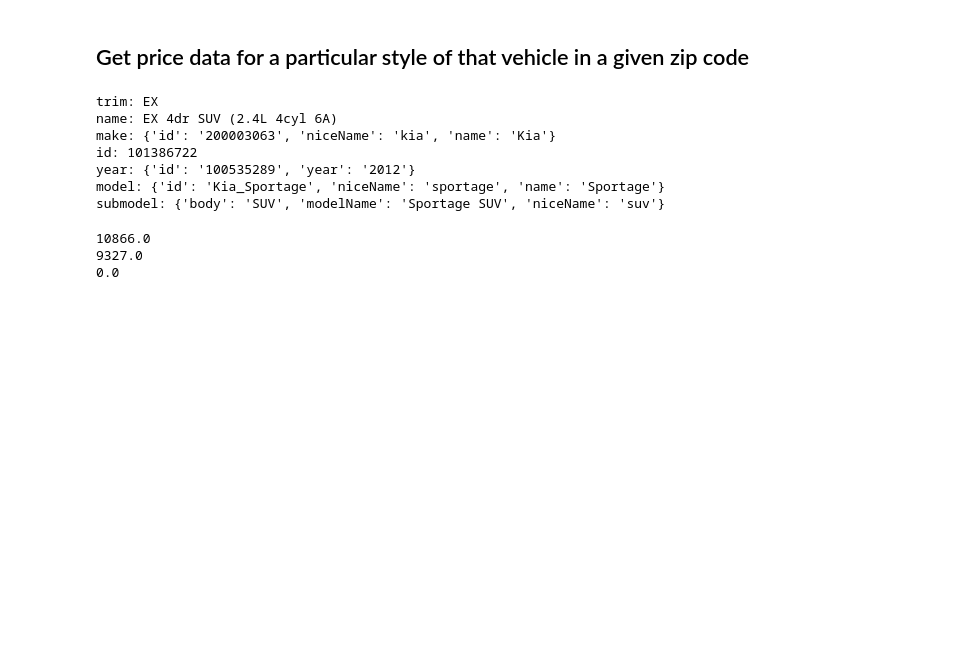
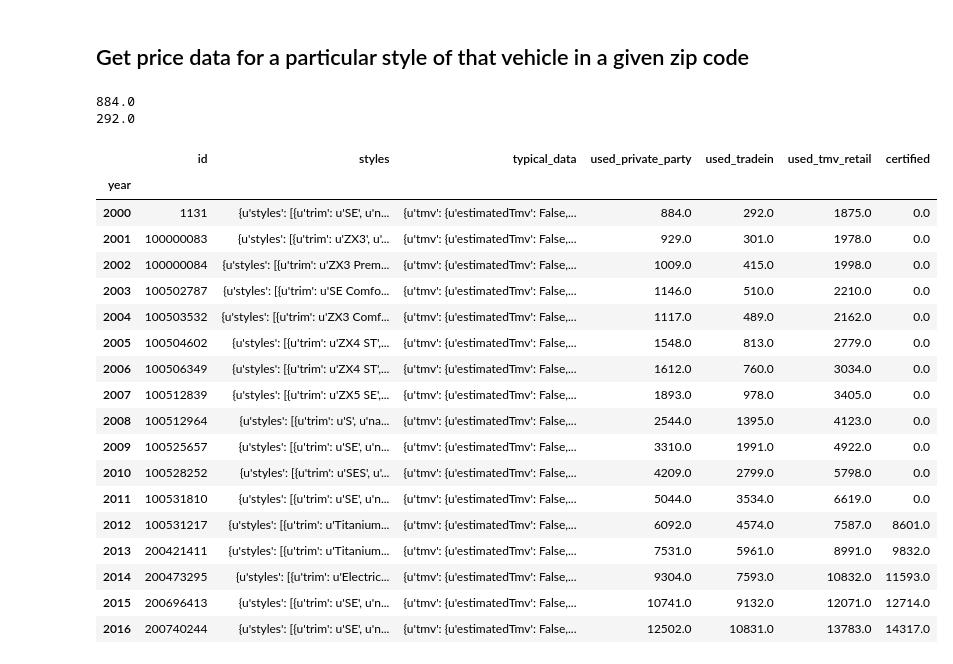
Before and after one commit to bslakman/Cars, a Jupyter notebook: Edmunds.ipynb, the cells around one changed output. Saved outputs shown, nothing was run; the diff lists cells and outputs as text; code cells hidden in the pictures; blank space fills up the shorter version.

```diff
--- a/Edmunds.ipynb
+++ b/Edmunds.ipynb
@@ -155,18 +159,2 @@ LX 4dr SUV AWD (2.4L 4cyl 6A)
 # %% [markdown]
 ## Get price data for a particular style of that vehicle in a given zip code
-# %%
-style = model_data['styles'][0] # chose one randomly
-for k,v in style.items():
-    if isinstance(v, dict):
-        v = {str(x).encode('utf-8'): str(y).encode('utf-8') for x,y in v.items()}
-    print "{0}: {1}".format(k,v)
-styleid = style['id']
-zip_code = '33076'
-# %% [output]
-trim: EX
-name: EX 4dr SUV (2.4L 4cyl 6A)
-make: {'id': '200003063', 'niceName': 'kia', 'name': 'Kia'}
-id: 101386722
-year: {'id': '100535289', 'year': '2012'}
-model: {'id': 'Kia_Sportage', 'niceName': 'sportage', 'name': 'Sportage'}
-submodel: {'body': 'SUV', 'modelName': 'Sportage SUV', 'niceName': 'suv'}
@@ -177,8 +161,50 @@ certified_data = requests.get("https://api.edmunds.com/v1/api/tmv/tmvservice/fin
+# %%
+zip_code = '02115'
+data = []
+for year in ford_focus_years.index:
+    style_list = ford_focus_years.loc[year]['styles']['styles']
+    possible_styles = [style for style in style_list if 'se 4dr sedan' in style['name'].lower()]
+    try:
+        styleid = possible_styles[0]['id']
+    except:
+        break
+    parameters = {'styleid': styleid, 'zip': zip_code, 'fmt' : 'json', 'api_key': key}
+    typical_data = requests.get("https://api.edmunds.com/v1/api/tmv/tmvservice/calculatetypicallyequippedusedtmv", params=parameters).json()
+    time.sleep(2)
+    data.append(typical_data)
 # %%
 print(typical_data['tmv']['totalWithOptions']['usedPrivateParty'])
 print(typical_data['tmv']['totalWithOptions']['usedTradeIn'])
-print(certified_data.content)
+#print(certified_data.content)
 # %% [output]
-10866.0
-9327.0
-0.0
+884.0
+292.0
+# %%
+ford_focus_years['typical_data'] = data
+# %%
+ford_focus_years['used_private_party'] = ford_focus_years.apply(lambda row: row['typical_data']['tmv']['totalWithOptions']['usedPrivateParty'], axis=1)
+ford_focus_years['used_tradein'] = ford_focus_years.apply(lambda row: row['typical_data']['tmv']['totalWithOptions']['usedTradeIn'], axis=1)
+ford_focus_years['used_tmv_retail'] = ford_focus_years.apply(lambda row: row['typical_data']['tmv']['totalWithOptions']['usedTmvRetail'], axis=1)
+ford_focus_years['certified'] = ford_focus_years.apply(lambda row: row['typical_data']['tmv']['certifiedUsedPrice'], axis=1)
+# %%
+ford_focus_years
+# %% [output]
+|  | id | styles | typical_data | used_private_party | used_tradein | used_tmv_retail | certified |
+| year |  |  |  |  |  |  |  |
+| 2000 | 1131 | {u'styles': [{u'trim': u'SE', u'n... | {u'tmv': {u'estimatedTmv': False,... | 884.0 | 292.0 | 1875.0 | 0.0 |
+| 2001 | 100000083 | {u'styles': [{u'trim': u'ZX3', u'... | {u'tmv': {u'estimatedTmv': False,... | 929.0 | 301.0 | 1978.0 | 0.0 |
+| 2002 | 100000084 | {u'styles': [{u'trim': u'ZX3 Prem... | {u'tmv': {u'estimatedTmv': False,... | 1009.0 | 415.0 | 1998.0 | 0.0 |
+| 2003 | 100502787 | {u'styles': [{u'trim': u'SE Comfo... | {u'tmv': {u'estimatedTmv': False,... | 1146.0 | 510.0 | 2210.0 | 0.0 |
+| 2004 | 100503532 | {u'styles': [{u'trim': u'ZX3 Comf... | {u'tmv': {u'estimatedTmv': False,... | 1117.0 | 489.0 | 2162.0 | 0.0 |
+| 2005 | 100504602 | {u'styles': [{u'trim': u'ZX4 ST',... | {u'tmv': {u'estimatedTmv': False,... | 1548.0 | 813.0 | 2779.0 | 0.0 |
+| 2006 | 100506349 | {u'styles': [{u'trim': u'ZX4 ST',... | {u'tmv': {u'estimatedTmv': False,... | 1612.0 | 760.0 | 3034.0 | 0.0 |
+| 2007 | 100512839 | {u'styles': [{u'trim': u'ZX5 SE',... | {u'tmv': {u'estimatedTmv': False,... | 1893.0 | 978.0 | 3405.0 | 0.0 |
+| 2008 | 100512964 | {u'styles': [{u'trim': u'S', u'na... | {u'tmv': {u'estimatedTmv': False,... | 2544.0 | 1395.0 | 4123.0 | 0.0 |
+| 2009 | 100525657 | {u'styles': [{u'trim': u'SE', u'n... | {u'tmv': {u'estimatedTmv': False,... | 3310.0 | 1991.0 | 4922.0 | 0.0 |
+| 2010 | 100528252 | {u'styles': [{u'trim': u'SES', u'... | {u'tmv': {u'estimatedTmv': False,... | 4209.0 | 2799.0 | 5798.0 | 0.0 |
+| 2011 | 100531810 | {u'styles': [{u'trim': u'SE', u'n... | {u'tmv': {u'estimatedTmv': False,... | 5044.0 | 3534.0 | 6619.0 | 0.0 |
+| 2012 | 100531217 | {u'styles': [{u'trim': u'Titanium... | {u'tmv': {u'estimatedTmv': False,... | 6092.0 | 4574.0 | 7587.0 | 8601.0 |
+| 2013 | 200421411 | {u'styles': [{u'trim': u'Titanium... | {u'tmv': {u'estimatedTmv': False,... | 7531.0 | 5961.0 | 8991.0 | 9832.0 |
+| 2014 | 200473295 | {u'styles': [{u'trim': u'Electric... | {u'tmv': {u'estimatedTmv': False,... | 9304.0 | 7593.0 | 10832.0 | 11593.0 |
+| 2015 | 200696413 | {u'styles': [{u'trim': u'SE', u'n... | {u'tmv': {u'estimatedTmv': False,... | 10741.0 | 9132.0 | 12071.0 | 12714.0 |
+| 2016 | 200740244 | {u'styles': [{u'trim': u'SE', u'n... | {u'tmv': {u'estimatedTmv': False,... | 12502.0 | 10831.0 | 13783.0 | 14317.0 |
```
Also changed, not shown: parts of 16 cells of this notebook, 1 other file.
